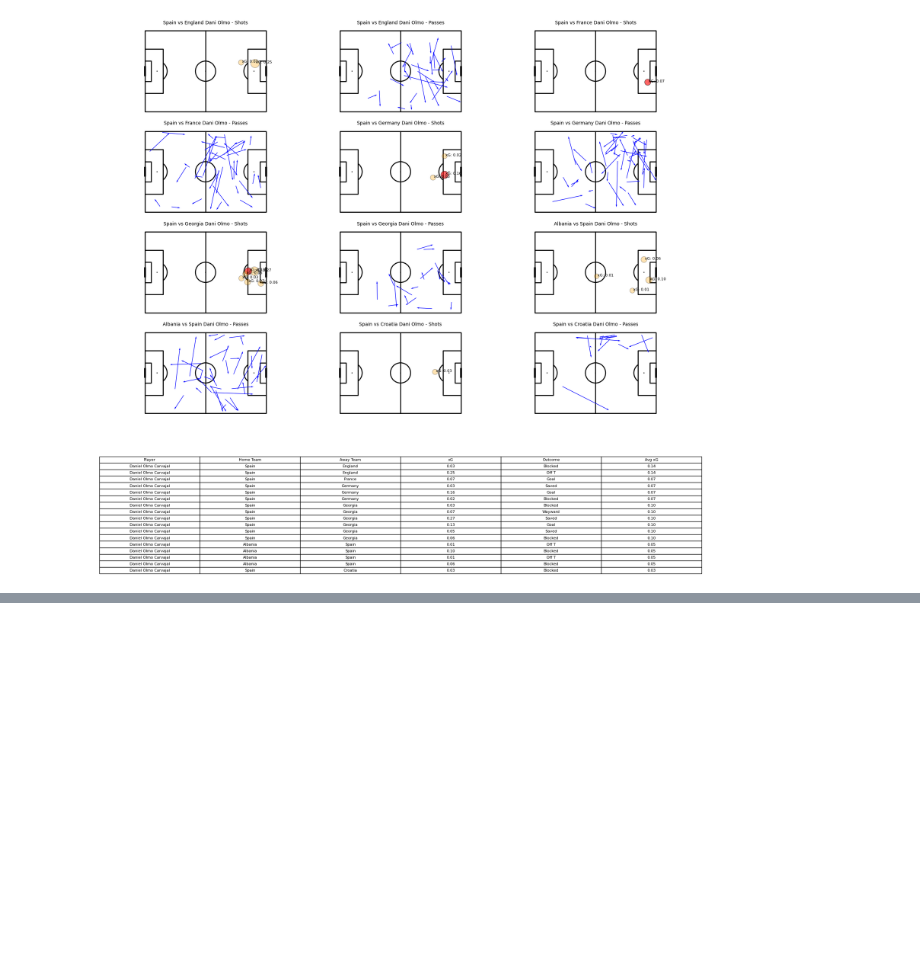
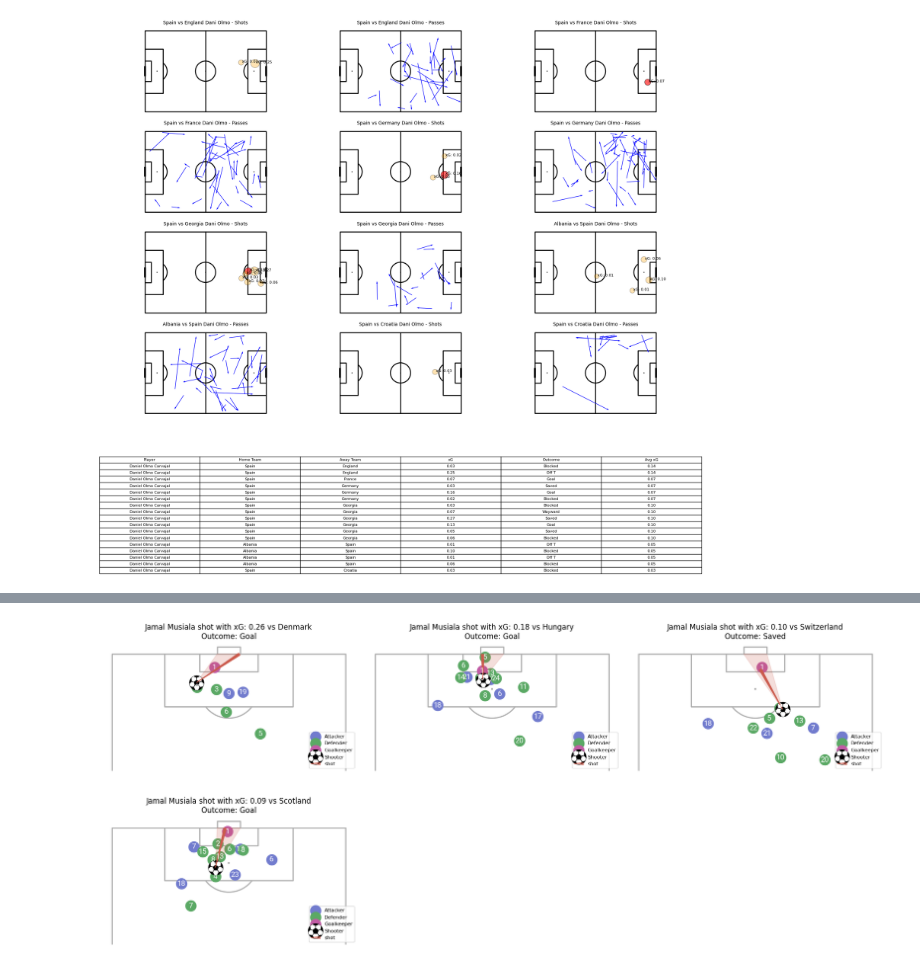
Before and after one commit to FolkeHilding/Football, a Jupyter notebook: Assignment1.ipynb, the cells around one changed output, grey strips where cells are left out. Drawn from its saved outputs; the diff is of its cells as text; code cells hidden in the pictures; blank space fills up the shorter version.

```diff
--- a/Assignment1.ipynb
+++ b/Assignment1.ipynb
@@ -177,0 +249,72 @@ plt.show()
+# %%
+germany_matches = matches[(matches['home_team'] == 'Germany') | (matches['away_team'] == 'Germany')]
+
+parser = Sbopen()
+musiala_filtered_shots = []
+
+for _, match in germany_matches.iterrows():
+    match_id = match['match_id']
+    home_team = match['home_team']
+    away_team = match['away_team']
+
+    df, related, freeze, tactics = parser.event(match_id)
+    df_musiala = df[(df['player_name'] == 'Jamal Musiala') & (df['type_name'] == 'Shot')]
+
+    filtered_shots = df_musiala[(df_musiala['shot_statsbomb_xg'] > 0.1) | (df_musiala['outcome_name'] == 'Goal')]
+
+    if not filtered_shots.empty:
+        for _, shot in filtered_shots.iterrows():
+            shot_id = shot['id']
+            df_freeze_frame = freeze[freeze['id'] == shot_id].copy()
+            musiala_filtered_shots.append((shot, match_id, home_team, away_team, df_freeze_frame))
+
+num_matches = len(musiala_filtered_shots)
+cols = min(3, num_matches)
+rows = (num_matches + cols - 1) // cols
+
+fig = plt.figure(figsize=(cols * 6, rows * 8), facecolor='white')
+gs = gridspec.GridSpec(rows * 2, cols)
+
+robotto_regular = FontManager()
+
+for i, (shot, match_id, home_team, away_team, df_freeze_frame) in enumerate(musiala_filtered_shots):
+    pitch = VerticalPitch(half=True, goal_type='box', pad_bottom=-20)
+    ax = fig.add_subplot(gs[i])
+
+    df_lineup = parser.lineup(match_id)
+    df_lineup = df_lineup[['player_id', 'jersey_number', 'team_name']].copy()
+    df_freeze_frame = df_freeze_frame.merge(df_lineup, how='left', on='player_id')
+
+    team1 = shot['team_name']
+    team2 = list(set(df_lineup['team_name'].unique()) - {team1})[0]
+
+    df_team1 = df_freeze_frame[df_freeze_frame['team_name'] == team1]
+    df_team2_goal = df_freeze_frame[(df_freeze_frame['team_name'] == team2) &
+                                    (df_freeze_frame['position_name'] == 'Goalkeeper')]
+    df_team2_other = df_freeze_frame[(df_freeze_frame['team_name'] == team2) &
+                                     (df_freeze_frame['position_name'] != 'Goalkeeper')]
+
+    pitch.draw(ax=ax)
+
+    pitch.scatter(df_team1.x, df_team1.y, s=300, c='#727cce', label='Attacker', ax=ax)
+    pitch.scatter(df_team2_other.x, df_team2_other.y, s=300, c='#5ba965', label='Defender', ax=ax)
+    pitch.scatter(df_team2_goal.x, df_team2_goal.y, s=300, ax=ax, c='#c15ca5', label='Goalkeeper')
+
+    pitch.scatter(shot['x'], shot['y'], marker='football', s=600, ax=ax, label='Shooter', zorder=1.2)
+    pitch.lines(shot['x'], shot['y'], shot['end_x'], shot['end_y'], comet=True, label='shot', color='#cb5a4c', ax=ax)
+    pitch.goal_angle(shot['x'], shot['y'], ax=ax, alpha=0.2, zorder=1.1, color='#cb5a4c', goal='right')
+
+    for j, row in df_freeze_frame.iterrows():
+        pitch.annotate(row['jersey_number'], (row['x'], row['y']), color='white',
+                       va='center', ha='center', fontsize=12, fontproperties=robotto_regular.prop, ax=ax)
+
+    xG_value = shot['shot_statsbomb_xg']
+    outcome = shot['outcome_name']
+
+    ax.set_title(f"Jamal Musiala shot with xG: {xG_value:.2f} vs {team2}\nOutcome: {outcome}", fontsize=12)
+    ax.legend(loc='lower right', fontsize=8)
+
+fig.tight_layout()
+plt.show()
+# %% [output]
+[figure, added]
```
Also changed, not shown: parts of 5 cells of this notebook.
